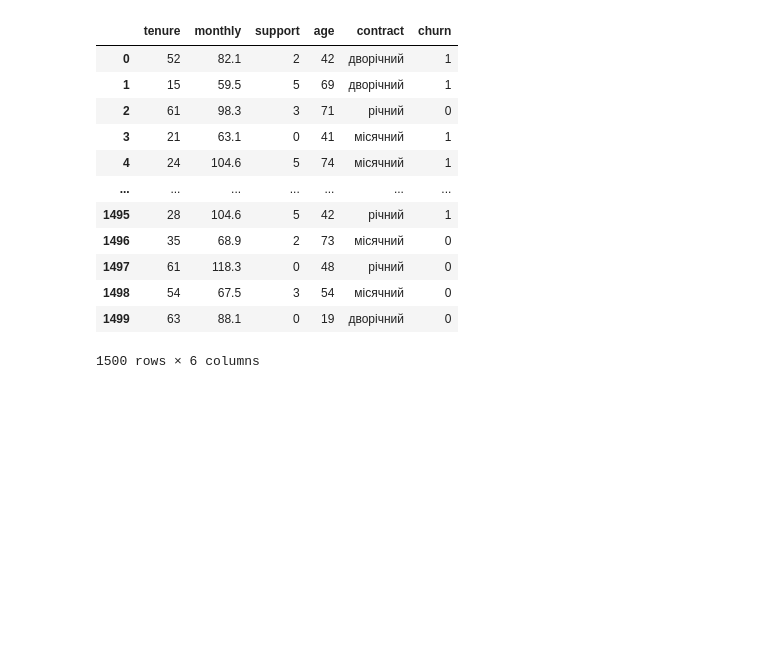
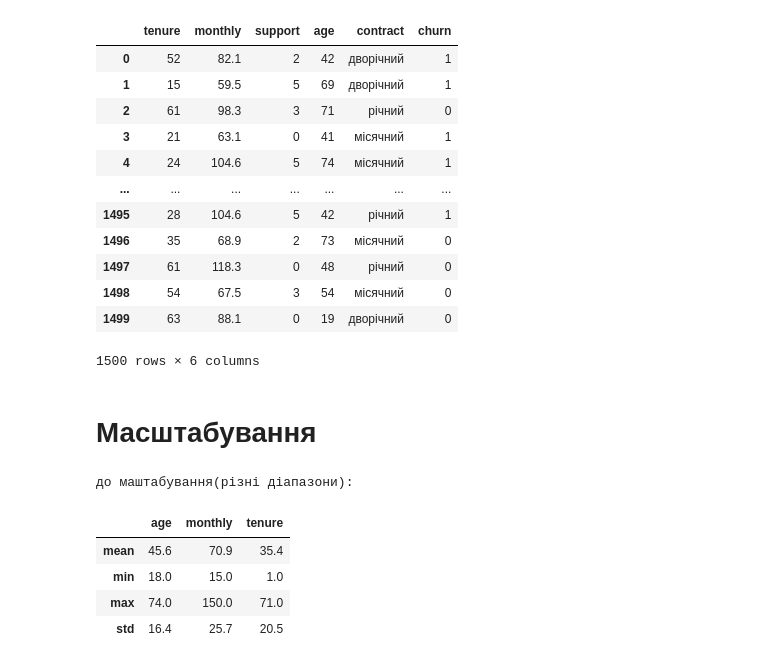
Before and after one commit to edik06031-rgb/DTA_2026, a Jupyter notebook: ML/ML2_DTA.ipynb, the cells around one changed output. Saved outputs shown, nothing was run; the diff lists cells and outputs as text; code cells hidden in the pictures; blank space fills up the shorter version.

```diff
--- a/ML/ML2_DTA.ipynb
+++ b/ML/ML2_DTA.ipynb
@@ -46,3 +46,17 @@ cust
 | 1498 | 54 | 67.5 | 3 | 54 | місячний | 0 |
 | 1499 | 63 | 88.1 | 0 | 19 | дворічний | 0 |
 1500 rows × 6 columns
+# %% [markdown]
+# Масштабування
+# %%
+from sklearn.preprocessing import  StandardScaler, MinMaxScaler
+sample = cust[['age','monthly','tenure']].copy()
+print('до маштабування(різні діапазони):')
+sample.describe().loc[['mean','min','max','std']].round(1)
+# %% [output]
+до маштабування(різні діапазони):
+|  | age | monthly | tenure |
+| mean | 45.6 | 70.9 | 35.4 |
+| min | 18.0 | 15.0 | 1.0 |
+| max | 74.0 | 150.0 | 71.0 |
+| std | 16.4 | 25.7 | 20.5 |
```
Also changed, not shown: parts of 10 cells of this notebook.
